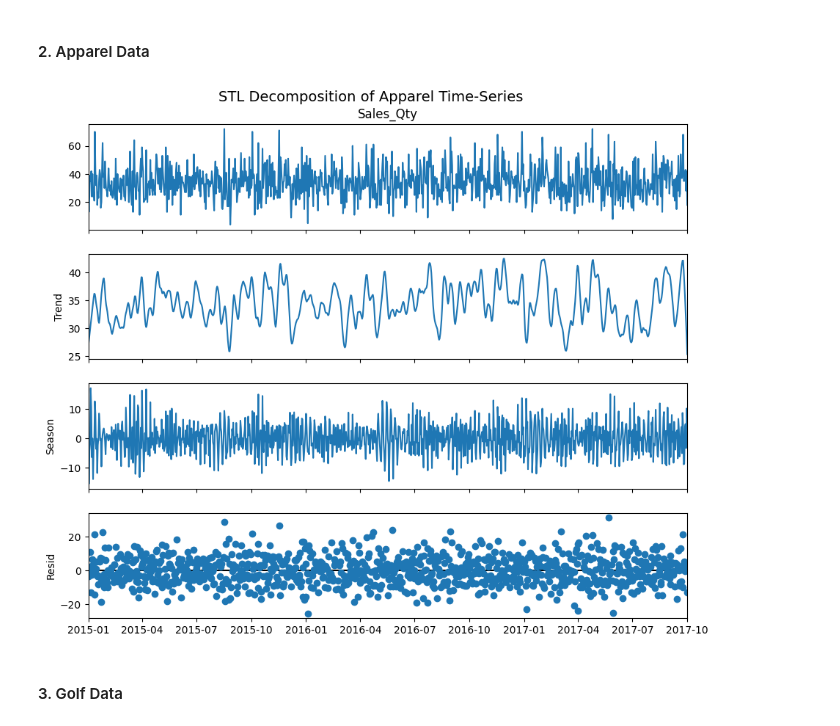
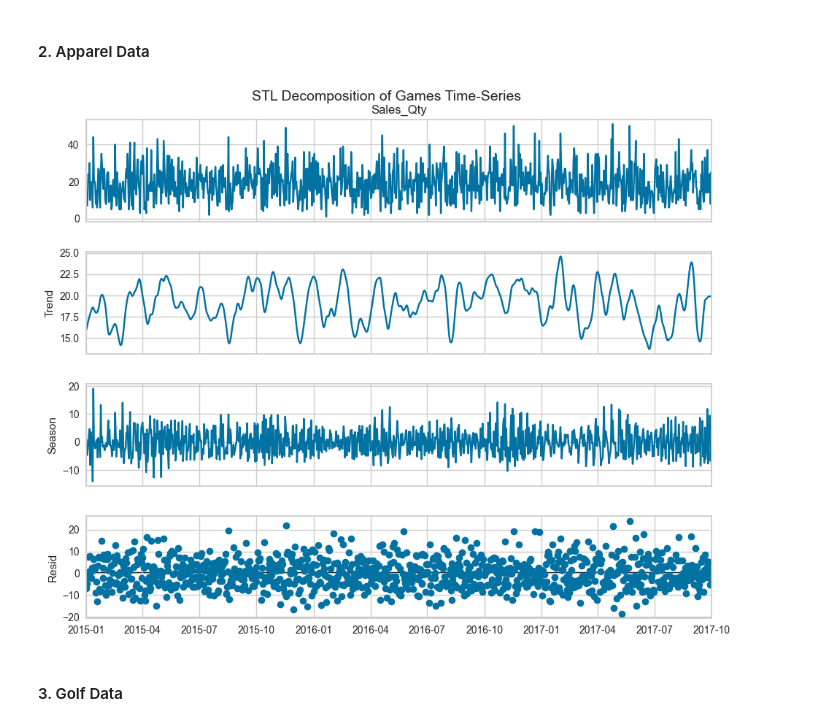
Before and after one commit to LukasNiederhaeuser/Supply_Chain_Clustering_Forecasting, a Jupyter notebook: 02_EDA_Forecasting.ipynb, the cells around one changed output. Saved outputs shown, nothing was run; the diff lists cells and outputs as text; code cells hidden in the pictures.

```diff
--- a/02_EDA_Forecasting.ipynb
+++ b/02_EDA_Forecasting.ipynb
@@ -30,9 +30,9 @@ In below code of the notebook, the obtained time series for the three categories
 df_list = data_preparation_forecasting.main()
 # %%
 # Store the dataframes accordingly
-df_fanshop = df_list[0]
-df_apparel = df_list[1]
-df_golf = df_list[2]
+df_footwear = df_list[0]
+df_games = df_list[1]
+df_sports = df_list[2]
 # %%
 # Define the figure size and subplots
 fig, (ax1, ax2, ax3) = plt.subplots(3, 1, figsize=(12, 10), sharex=True)
@@ -84,15 +84,15 @@ plt.show()
 #### 2. Apparel Data
 # %%
 # Decomposition of the apparel data
-stl_decomposition_apparel = STL(df_apparel['Sales_Qty']).fit()
-fig = stl_decomposition_apparel.plot()
+stl_decomposition_games = STL(df_games['Sales_Qty'], period = 12).fit()
+fig = stl_decomposition_games.plot()
 
 # Defining the plot specification
 fig.set_size_inches(10, 8)
-fig.suptitle("STL Decomposition of Apparel Time-Series", fontsize=14)
+fig.suptitle("STL Decomposition of Games Time-Series", fontsize=14)
 plt.show()
 # %% [output]
-[figure, old version]
+[figure, new version]
 # %% [markdown]
 #### 3. Golf Data
 # %%
```
Also changed, not shown: parts of 16 cells of this notebook, 7 other files.
